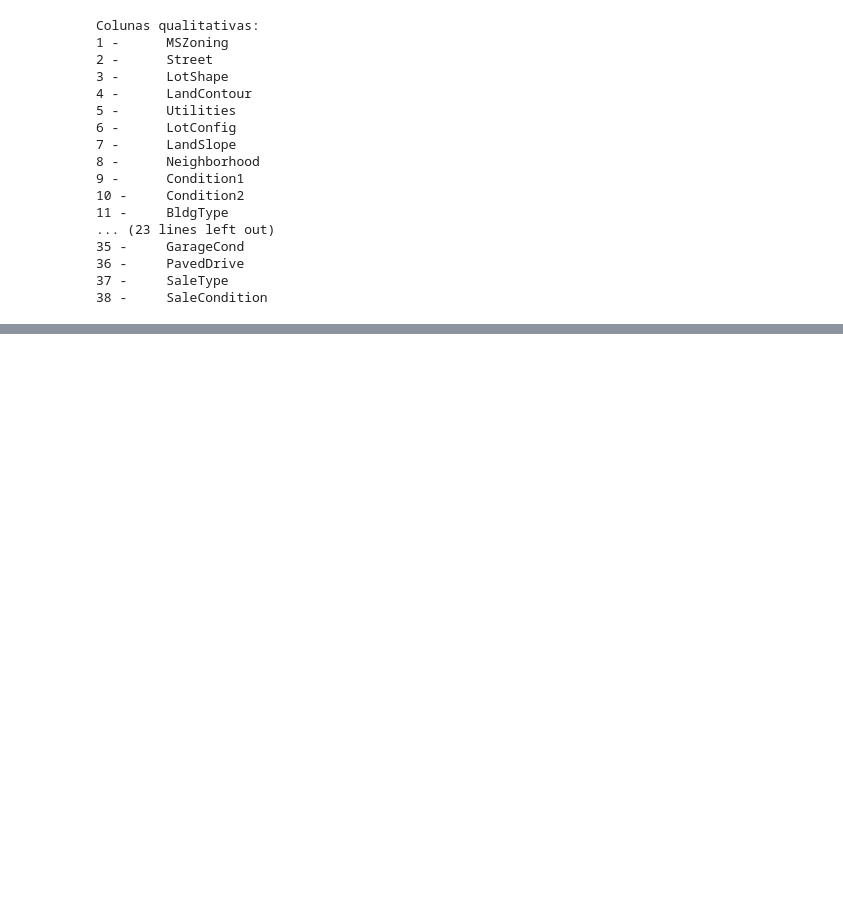
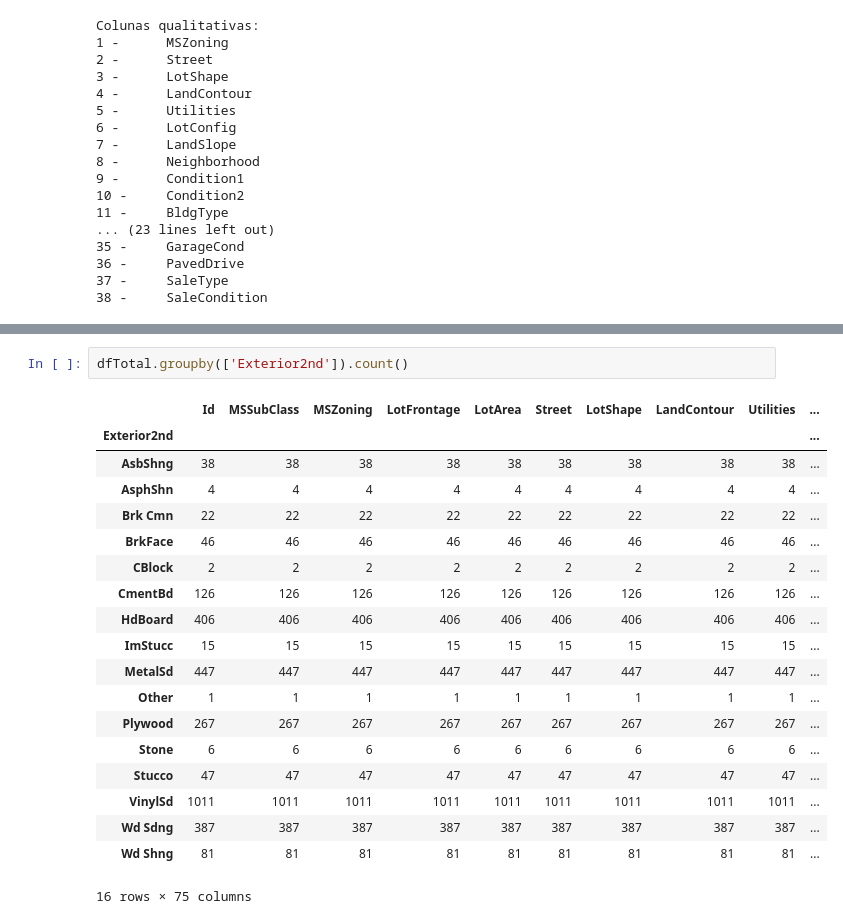
Before and after one commit to BarrosLucas/IA-Test, a Jupyter notebook: Question2.ipynb, the cells around one changed output, grey strips where cells are left out. Cells and saved outputs as stored; diff of their text form; blank space fills up the shorter version.

```diff
--- a/Question2.ipynb
+++ b/Question2.ipynb
@@ -292,0 +595,22 @@ Colunas qualitativas:
+# %%
+dfTotal.groupby(['Exterior2nd']).count()
+# %% [output]
+|  | Id | MSSubClass | MSZoning | LotFrontage | LotArea | Street | LotShape | LandContour | Utilities | ... |
+| Exterior2nd |  |  |  |  |  |  |  |  |  | ... |
+| AsbShng | 38 | 38 | 38 | 38 | 38 | 38 | 38 | 38 | 38 | ... |
+| AsphShn | 4 | 4 | 4 | 4 | 4 | 4 | 4 | 4 | 4 | ... |
+| Brk Cmn | 22 | 22 | 22 | 22 | 22 | 22 | 22 | 22 | 22 | ... |
+| BrkFace | 46 | 46 | 46 | 46 | 46 | 46 | 46 | 46 | 46 | ... |
+| CBlock | 2 | 2 | 2 | 2 | 2 | 2 | 2 | 2 | 2 | ... |
+| CmentBd | 126 | 126 | 126 | 126 | 126 | 126 | 126 | 126 | 126 | ... |
+| HdBoard | 406 | 406 | 406 | 406 | 406 | 406 | 406 | 406 | 406 | ... |
+| ImStucc | 15 | 15 | 15 | 15 | 15 | 15 | 15 | 15 | 15 | ... |
+| MetalSd | 447 | 447 | 447 | 447 | 447 | 447 | 447 | 447 | 447 | ... |
+| Other | 1 | 1 | 1 | 1 | 1 | 1 | 1 | 1 | 1 | ... |
+| Plywood | 267 | 267 | 267 | 267 | 267 | 267 | 267 | 267 | 267 | ... |
+| Stone | 6 | 6 | 6 | 6 | 6 | 6 | 6 | 6 | 6 | ... |
+| Stucco | 47 | 47 | 47 | 47 | 47 | 47 | 47 | 47 | 47 | ... |
+| VinylSd | 1011 | 1011 | 1011 | 1011 | 1011 | 1011 | 1011 | 1011 | 1011 | ... |
+| Wd Sdng | 387 | 387 | 387 | 387 | 387 | 387 | 387 | 387 | 387 | ... |
+| Wd Shng | 81 | 81 | 81 | 81 | 81 | 81 | 81 | 81 | 81 | ... |
+16 rows × 75 columns
```
Also changed, not shown: parts of 51 cells of this notebook.
